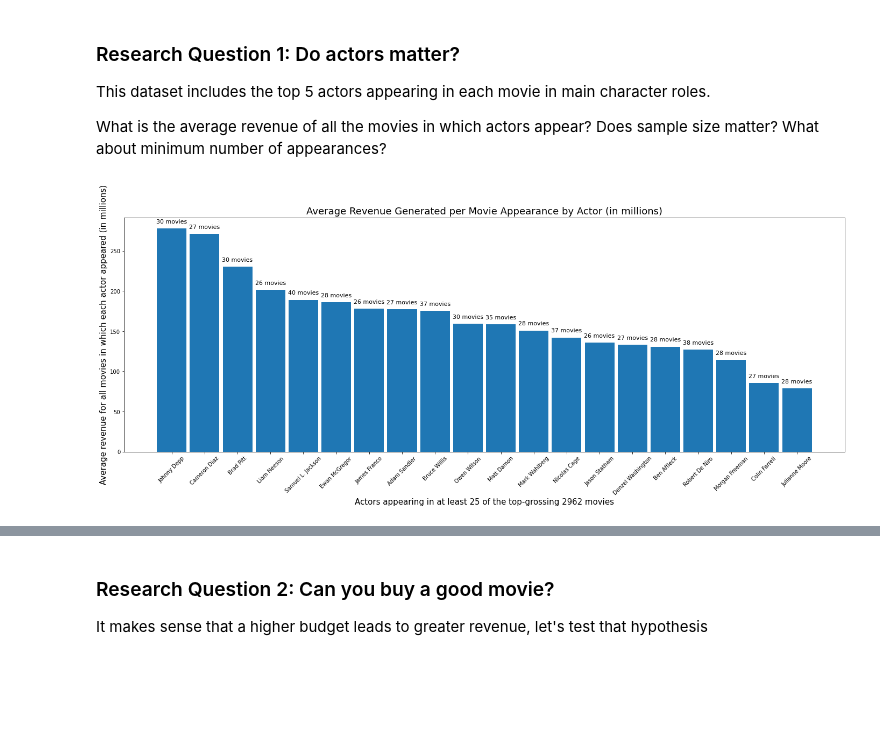
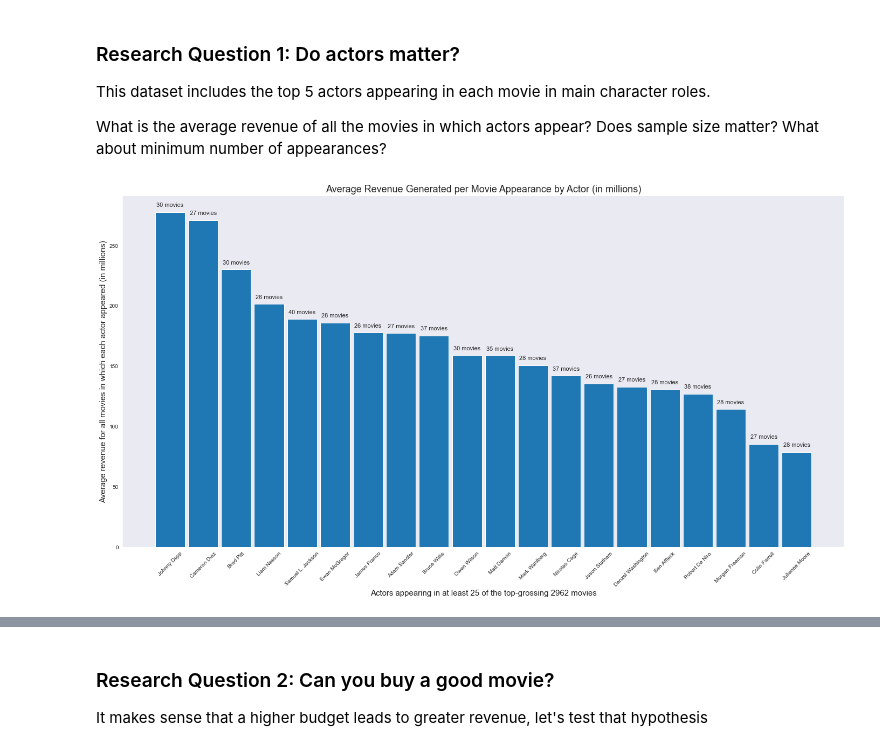
Before and after one commit to chupwalla/investigate_dataset, a Jupyter notebook: project_one.ipynb, the cells around one changed output, grey strips where cells are left out. Drawn from its saved outputs; the diff is of its cells as text; code cells hidden in the pictures; blank space fills up the shorter version.

```diff
--- a/project_one.ipynb
+++ b/project_one.ipynb
@@ -32,7 +51,7 @@ import matplotlib.pyplot as plt
 import matplotlib.cm as cm
 import colorcet as cc
 import seaborn as sns
-# sns.set_style('dark')
+sns.set_style('dark')
 
 # Remember to include a 'magic word' so that your visualizations are plotted
 #   inline with the notebook. See this page for more:
@@ -203,8 +222,8 @@ top_grossing = movie_db.sort_values(by='revenue_adj', ascending=False).head(movi
 
 actors_list = pd.DataFrame()
 revenues = dict()
-data = top_grossing[['cast', 'title', 'revenue_adj']].values
-for row, title, revenue in data:
+data1 = top_grossing[['cast', 'title', 'revenue_adj']].values
+for row, title, revenue in data1:
     revenue = revenue / 1000000
     revenues[title] = revenue
     if isinstance(row, str):
@@ -239,17 +258,17 @@ actor_metrics = actor_metrics[actor_metrics['Appearances'] > actor_appearances]
 # %%
 xs = actor_metrics.index
 x_width = len(xs) * 1.4
 ys = actor_metrics['Average Revenue']
 ls = actor_metrics['Appearances']
-plt.figure(figsize=(24, 8))
+plt.figure(figsize=(24, 12))
 plt.title("Average Revenue Generated per Movie Appearance by Actor (in millions)", fontsize=18)
 plt.xticks(rotation=45)
 plt.xlabel(f"Actors appearing in at least {actor_appearances} of the top-grossing {movie_set} movies", fontsize=15)
 plt.ylabel("Average revenue for all movies in which each actor appeared (in millions)", fontsize=15)
 plt.bar(xs, ys, width=.9)
 for x, y, l in zip(xs, ys, ls):
     label = f'{l} movies'
     plt.annotate(label, (x, y), textcoords="offset points", xytext=(0, 10), ha='center', fontsize=11)
 plt.show()
 # %% [output]
-[figure, old version]
+[figure, new version]
```
Also changed, not shown: parts of 21 cells of this notebook.
